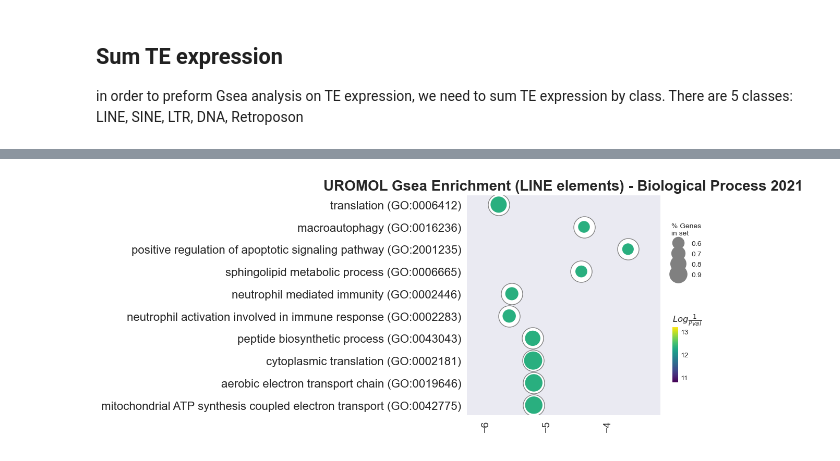
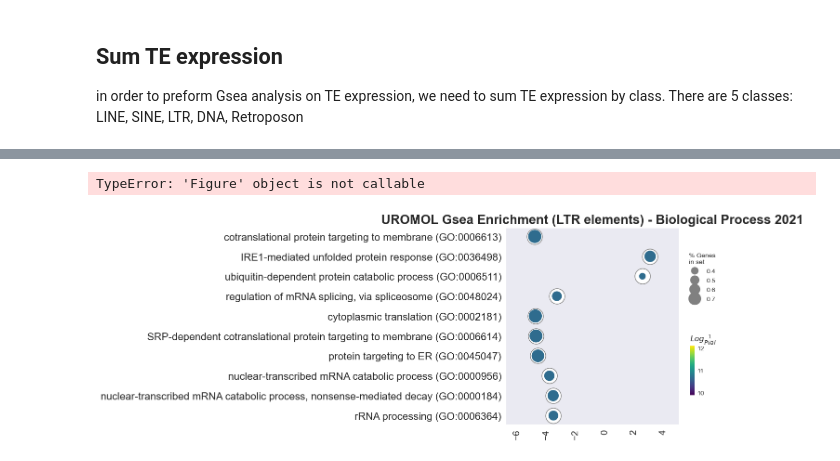
Before and after one commit to BermanLaboratory/TransposableElements, a Jupyter notebook: EnrichmentAnalysis/GseaEnrichment.ipynb, the cells around one changed output, grey strips where cells are left out. Saved outputs shown, nothing was run; the diff lists cells and outputs as text; code cells hidden in the pictures.

Commit message:
Adding Gsea Plotting

```diff
--- a/EnrichmentAnalysis/GseaEnrichment.ipynb
+++ b/EnrichmentAnalysis/GseaEnrichment.ipynb
@@ -37,0 +40,12 @@ Retroposon = Retroposon.sum(axis='rows')
+# %%
+import seaborn as sns
+import matplotlib.pyplot as plt
+from EnrichmentAnalysis.Funcs.PlotTEClassExpression import plotClassExp
+
+df = pd.concat([LINE, SINE, LTR, DNA, Retroposon], axis=1)
+df.columns = ['LINE','SINE', 'LTR', 'DNA', 'Retroposon']
+
+sns.heatmap(df.corr(), center=0, cmap="coolwarm", annot=True)
+plt.show()
+
+plotClassExp(df, 'UROMOL')
@@ -122,7 +125,7 @@ PEF1           -0.600604
 # %%
 import gseapy as gp
 
-pre_res = gp.prerank(rnk=sinecorr, # or rnk = rnk,
+pre_res = gp.prerank(rnk=ltrcorr, # or rnk = rnk,
                      gene_sets='GO_Biological_Process_2021',
                      threads=4,
                      min_size=5,
@@ -155,13 +156,19 @@ pre_res.res2d.to_csv('LINE-gsea-BiologicalProcess2021.csv')
 # %%
 from gseapy import ringplot
 import matplotlib.pyplot as plt
 
 ax = ringplot(pre_res.res2d,
              column="FDR q-val",
-             title='UROMOL Gsea Enrichment (LINE elements) - Biological Process 2021',
+             title='UROMOL Gsea Enrichment (LTR elements) - Biological Process 2021',
              cmap=plt.cm.viridis,
              size=10,
              cutoff=0.25,
              show_ring=True)
+
+fig = ax.figure()
+print(type(fig))
+
+#fig.savefig("LTR-ringplot.png")
 # %% [output]
+TypeError: 'Figure' object is not callable
-[figure, old version]
+[figure, new version]
```
Also changed, not shown: parts of 5 cells of this notebook, 1 other file.
